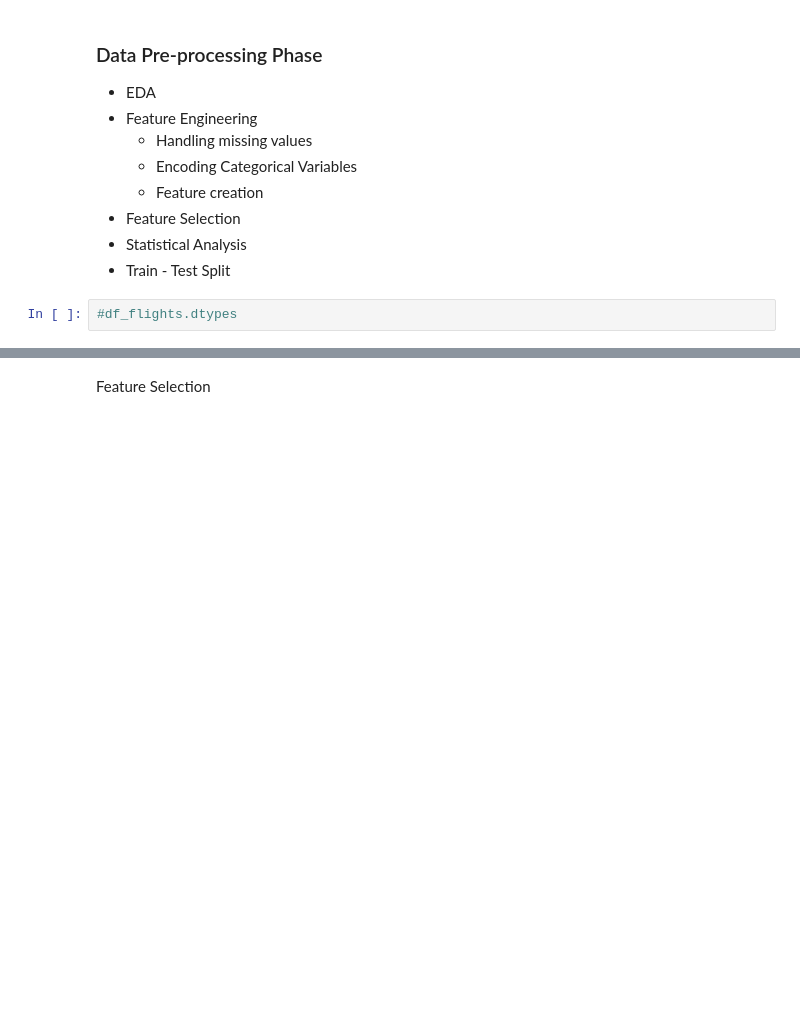
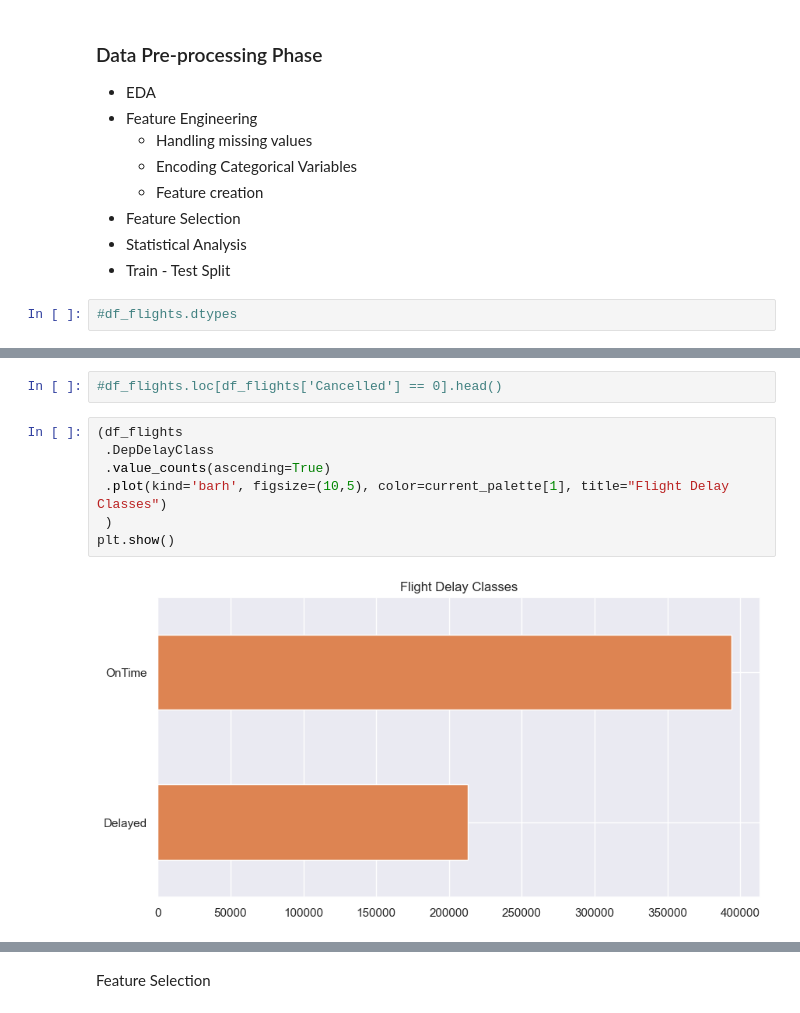
Before and after one commit to georgetown-analytics/team-3, a Jupyter notebook: flight_model/notebooks/ML/ml_flight_data_20182022.ipynb, the cells around one changed output, grey strips where cells are left out. Saved outputs shown, nothing was run; the diff lists cells and outputs as text; blank space fills up the shorter version.

```diff
--- a/flight_model/notebooks/ML/ml_flight_data_20182022.ipynb
+++ b/flight_model/notebooks/ML/ml_flight_data_20182022.ipynb
@@ -227,0 +249,11 @@ df_flights.tail()
+# %%
+#df_flights.loc[df_flights['Cancelled'] == 0].head()
+# %%
+(df_flights
+ .DepDelayClass
+ .value_counts(ascending=True)
+ .plot(kind='barh', figsize=(10,5), color=current_palette[1], title="Flight Delay Classes")
+ )
+plt.show()
+# %% [output]
+[figure, added]
```
Also changed, not shown: parts of 26 cells of this notebook.
